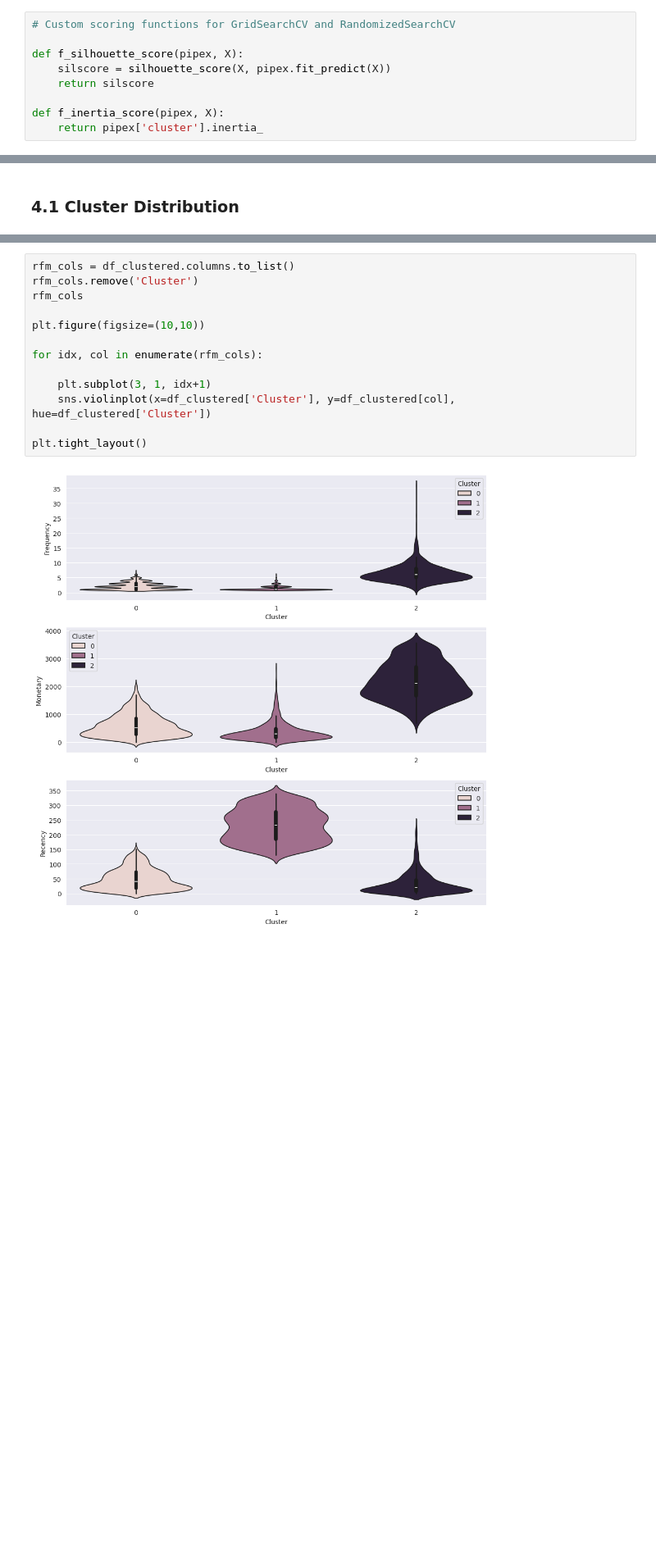
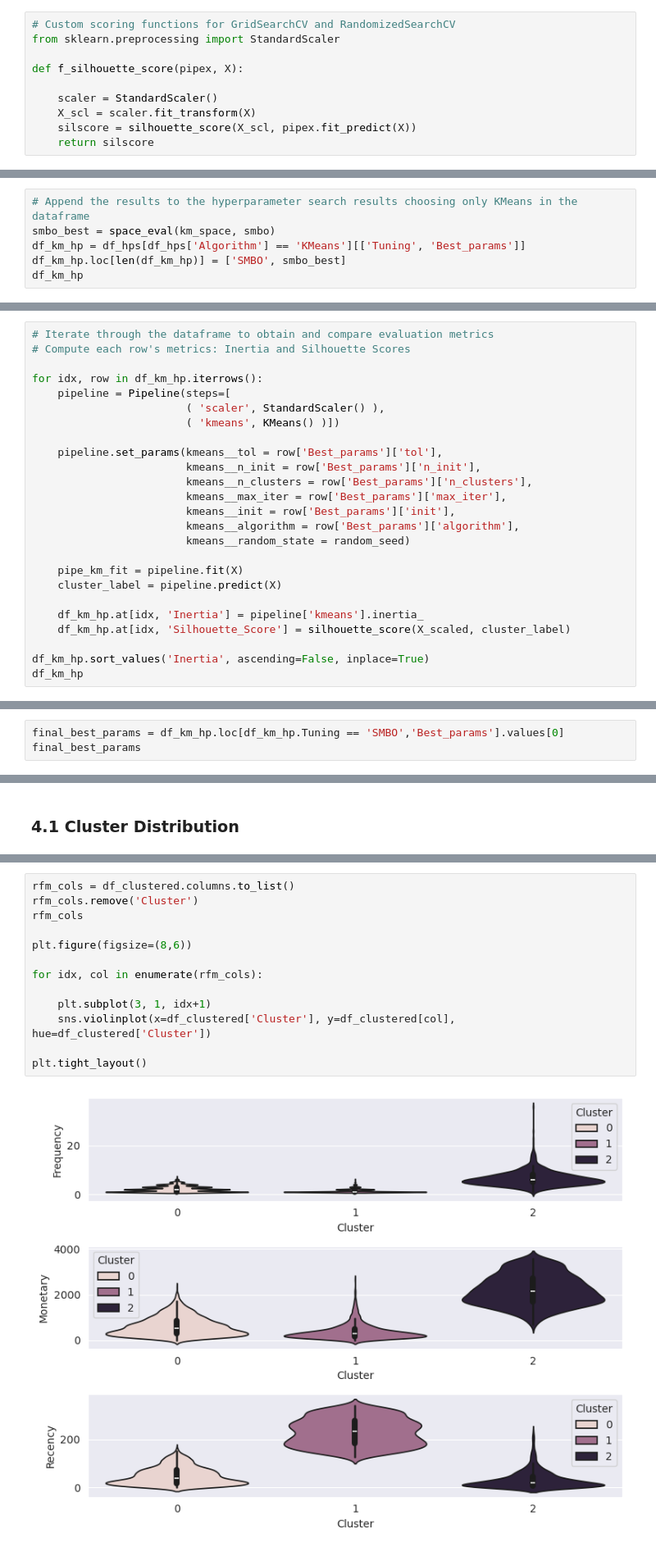
Before and after one commit to ds-edu/DataScienceCapstone_OnlineRetail, a Jupyter notebook: notebooks/Modeling.ipynb, the cells around one changed output, grey strips where cells are left out. Shown at 82% size. Cells and saved outputs as stored; diff of their text form; blank space fills up the shorter version.

```diff
--- a/notebooks/Modeling.ipynb
+++ b/notebooks/Modeling.ipynb
@@ -217,13 +214,14 @@ def f_hp_optimization(desiredcv, x_data, pipe, params, njobs, f_scoring, fold):
     return cv
 # %%
 # Custom scoring functions for GridSearchCV and RandomizedSearchCV
+from sklearn.preprocessing import StandardScaler
 
 def f_silhouette_score(pipex, X):
-    silscore = silhouette_score(X, pipex.fit_predict(X))
+
+    scaler = StandardScaler()
+    X_scl = scaler.fit_transform(X)
+    silscore = silhouette_score(X_scl, pipex.fit_predict(X))
     return silscore
-
-def f_inertia_score(pipex, X):
-    return pipex['cluster'].inertia_
 # %% [markdown]
 **Functions for Bayesian Search**
 # %%
@@ -420,0 +433,6 @@ Out of the model evaluation outcomes, KMeans and Agglomerative Hierarchichal clu
+# %%
+# Append the results to the hyperparameter search results choosing only KMeans in the dataframe
+smbo_best = space_eval(km_space, smbo)
+df_km_hp = df_hps[df_hps['Algorithm'] == 'KMeans'][['Tuning', 'Best_params']]
+df_km_hp.loc[len(df_km_hp)] = ['SMBO', smbo_best]
+df_km_hp
@@ -420,0 +446,25 @@ Out of the model evaluation outcomes, KMeans and Agglomerative Hierarchichal clu
+# %%
+# Iterate through the dataframe to obtain and compare evaluation metrics
+# Compute each row's metrics: Inertia and Silhouette Scores
+
+for idx, row in df_km_hp.iterrows():
+    pipeline = Pipeline(steps=[
+                        ( 'scaler', StandardScaler() ),
+                        ( 'kmeans', KMeans() )])
+
+    pipeline.set_params(kmeans__tol = row['Best_params']['tol'],
+                        kmeans__n_init = row['Best_params']['n_init'],
+                        kmeans__n_clusters = row['Best_params']['n_clusters'],
+                        kmeans__max_iter = row['Best_params']['max_iter'],
+                        kmeans__init = row['Best_params']['init'],
+                        kmeans__algorithm = row['Best_params']['algorithm'],
+                        kmeans__random_state = random_seed)
+
+    pipe_km_fit = pipeline.fit(X)
+    cluster_label = pipeline.predict(X)
+
+    df_km_hp.at[idx, 'Inertia'] = pipeline['kmeans'].inertia_
+    df_km_hp.at[idx, 'Silhouette_Score'] = silhouette_score(X_scaled, cluster_label)
+
+df_km_hp.sort_values('Inertia', ascending=False, inplace=True)
+df_km_hp
@@ -543,0 +489,3 @@ Best parameters : {'algorithm': 'lloyd', 'init': 'k-means++', 'max_iter': 197, '
+# %%
+final_best_params = df_km_hp.loc[df_km_hp.Tuning == 'SMBO','Best_params'].values[0]
+final_best_params
@@ -788,18 +746,18 @@ Name: count, dtype: int64
 # %%
 rfm_cols = df_clustered.columns.to_list()
 rfm_cols.remove('Cluster')
 rfm_cols
 
-plt.figure(figsize=(10,10))
+plt.figure(figsize=(8,6))
 
 for idx, col in enumerate(rfm_cols):
 
     plt.subplot(3, 1, idx+1)
     sns.violinplot(x=df_clustered['Cluster'], y=df_clustered[col], hue=df_clustered['Cluster'])
 
 plt.tight_layout()
 # %% [output]
-[figure, old version]
+[figure, new version]
 # %% [markdown]
 ### 4.2 Cluster Assessment
 # %% [markdown]
```
Also changed, not shown: parts of 39 cells of this notebook, 3 other files.
